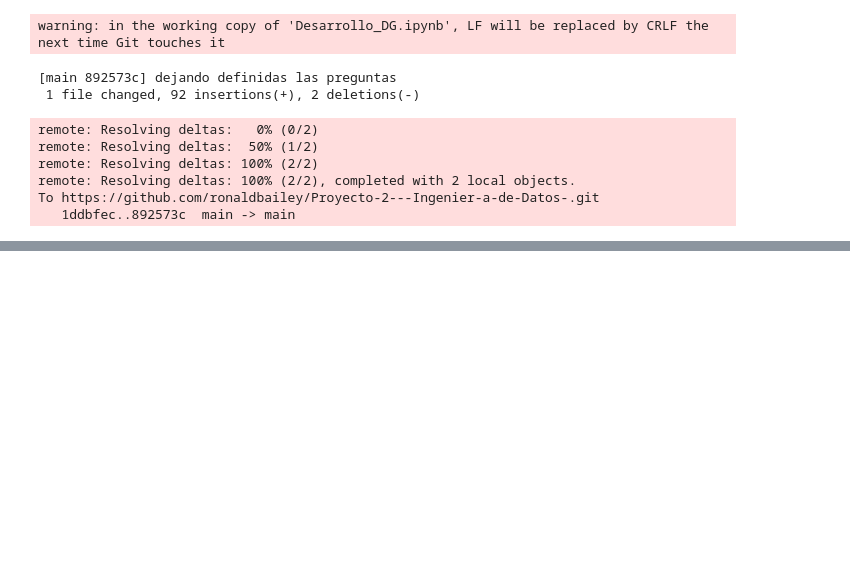
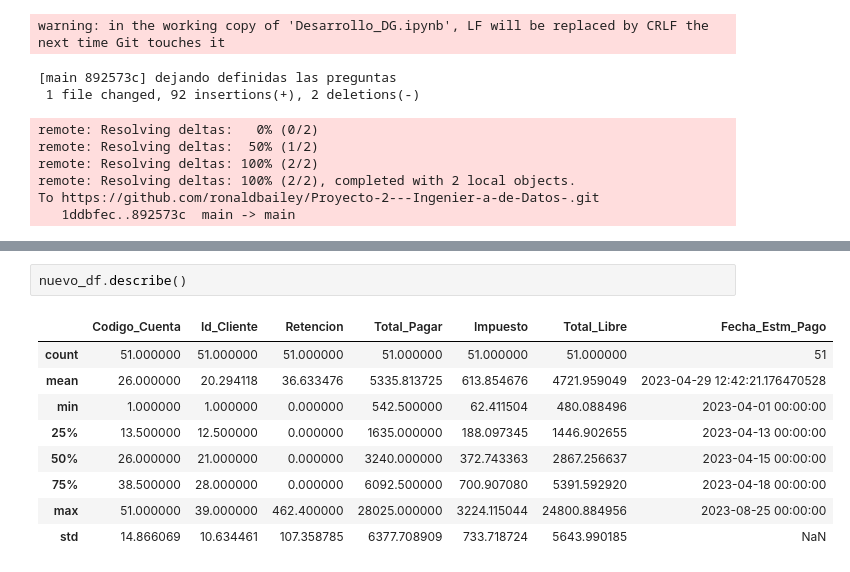
Before and after one commit to ronaldbailey/Proyecto-2---Ingenier-a-de-Datos-, a Jupyter notebook: Desarrollo_DG.ipynb, the cells around one changed output, grey strips where cells are left out. Drawn from its saved outputs; the diff is of its cells as text; blank space fills up the shorter version.

```diff
--- a/Desarrollo_DG.ipynb
+++ b/Desarrollo_DG.ipynb
@@ -370,0 +383,12 @@ To https://github.com/ronaldbailey/Proyecto-2---Ingenier-a-de-Datos-.git
+# %%
+nuevo_df.describe()
+# %% [output]
+|  | Codigo_Cuenta | Id_Cliente | Retencion | Total_Pagar | Impuesto | Total_Libre | Fecha_Estm_Pago |
+| count | 51.000000 | 51.000000 | 51.000000 | 51.000000 | 51.000000 | 51.000000 | 51 |
+| mean | 26.000000 | 20.294118 | 36.633476 | 5335.813725 | 613.854676 | 4721.959049 | 2023-04-29 12:42:21.176470528 |
+| min | 1.000000 | 1.000000 | 0.000000 | 542.500000 | 62.411504 | 480.088496 | 2023-04-01 00:00:00 |
+| 25% | 13.500000 | 12.500000 | 0.000000 | 1635.000000 | 188.097345 | 1446.902655 | 2023-04-13 00:00:00 |
+| 50% | 26.000000 | 21.000000 | 0.000000 | 3240.000000 | 372.743363 | 2867.256637 | 2023-04-15 00:00:00 |
+| 75% | 38.500000 | 28.000000 | 0.000000 | 6092.500000 | 700.907080 | 5391.592920 | 2023-04-18 00:00:00 |
+| max | 51.000000 | 39.000000 | 462.400000 | 28025.000000 | 3224.115044 | 24800.884956 | 2023-08-25 00:00:00 |
+| std | 14.866069 | 10.634461 | 107.358785 | 6377.708909 | 733.718724 | 5643.990185 | NaN |
```
Also changed, not shown: parts of 44 cells of this notebook.
